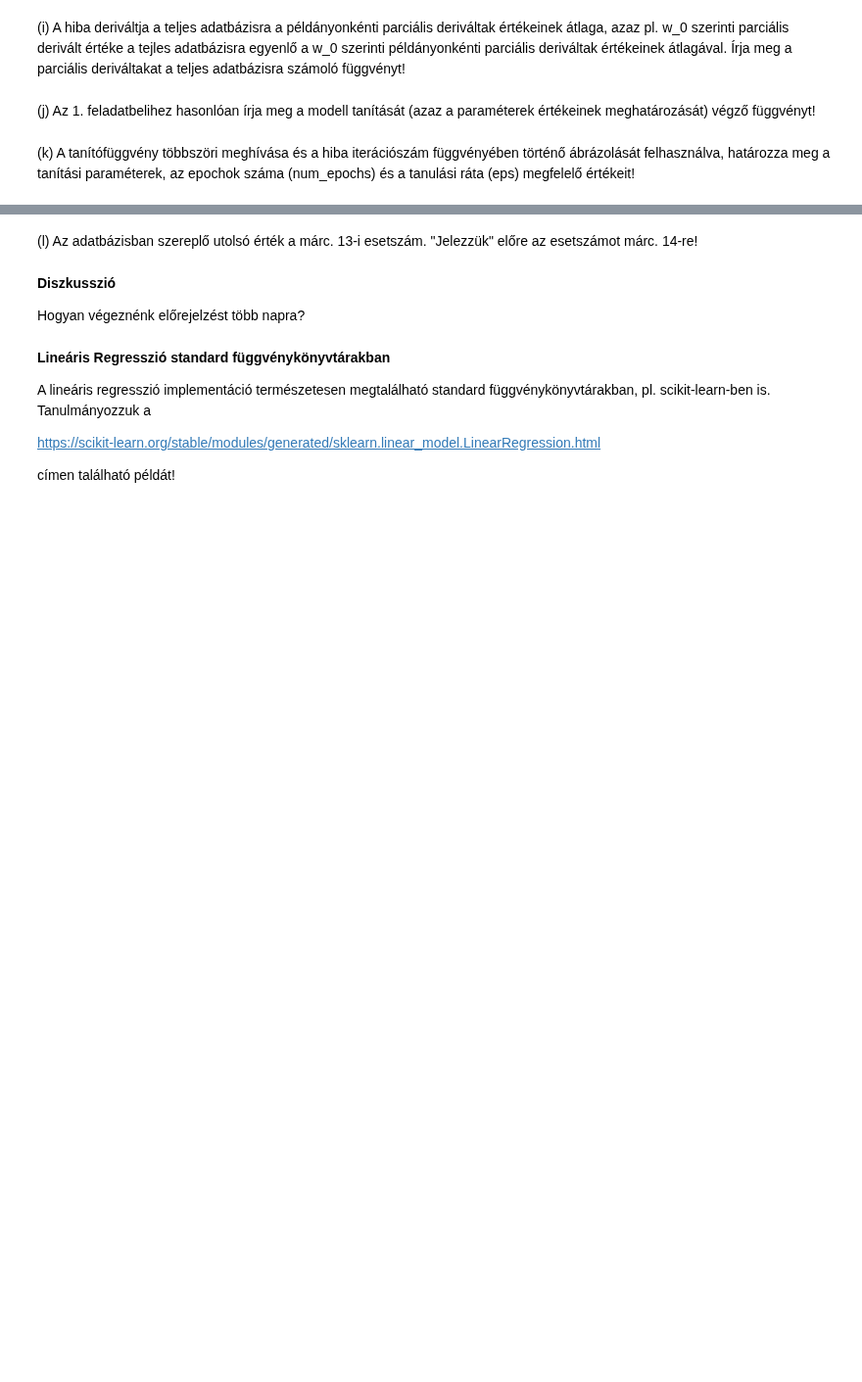
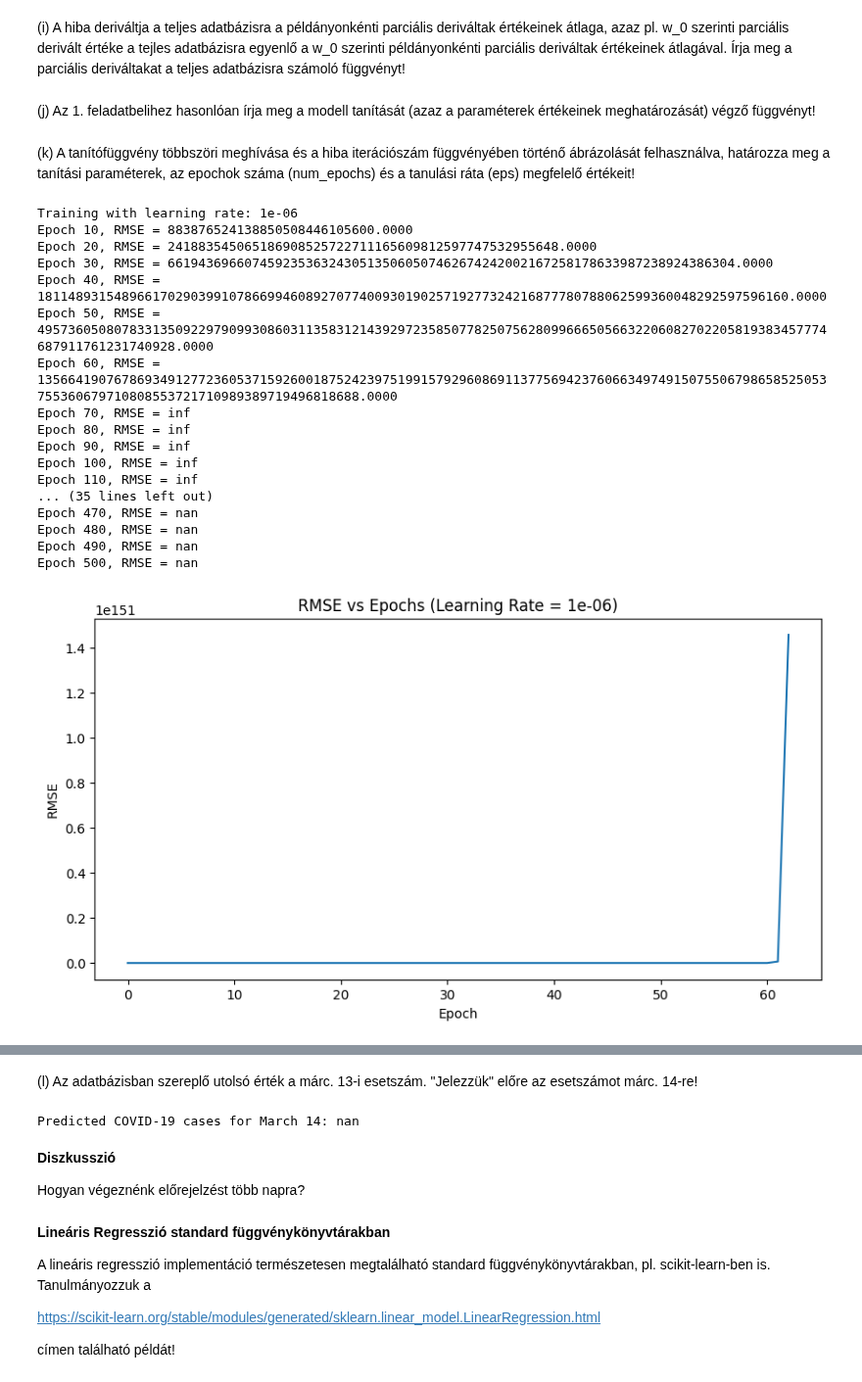
Before and after one commit to MemerGamer/IntelligensModszerekTantargy, a Jupyter notebook: LinearisRegresszio.ipynb, the cells around one changed output, grey strips where cells are left out. Shown at 98% size. Saved outputs shown, nothing was run; the diff lists cells and outputs as text; code cells hidden in the pictures; blank space fills up the shorter version.

```diff
--- a/LinearisRegresszio.ipynb
+++ b/LinearisRegresszio.ipynb
@@ -591,7 +604,7 @@ def get_ys() -> np.array:
   -------
     np.array : a célváltozó egyes példányokhoz tartozó értékei
   """
-  ...IDE JÖN A KÓD...
+  return np.array(data['cases'][NUM_FEATURES:len(data)])
 # %%
 ys = get_ys()
 # %%
@@ -619,7 +632,7 @@ def pred(w: np.array, x: np.array) -> float:
     float : a prediktált érték
   """
 
-  ...IDE JÖN A KÓD...
+  return np.dot(w,x)
 # %%
 # test
 assert pred(np.array([0.5, 1, 0.5, 2]), np.array([1, 3, 4, 5])) == 15.5
@@ -653,7 +666,8 @@ def derivative_of_the_error_for_an_instance(w: np.array, x: np.array,
       az adott példányra
   """
 
-  ...IDE JÖN A KÓD...
+  y_pred = pred(w, x)
+  return 2 * (y_pred - y_true) * x
 # %%
 #test
 
@@ -693,7 +707,8 @@ def derivative_of_the_error(w: np.array, xs: np.array,
       az xs adattábla példányaira nézve
   """
 
-  ...IDE JÖN A KÓD...
+  derivatives = np.array([derivative_of_the_error_for_an_instance(w, x, y) for x, y in zip(xs, ys)])
+  return np.mean(derivatives, axis=0)
 # %%
 #test
 model_params = np.array([0.5, 1, 0.5, 2])
@@ -740,0 +774,43 @@ def train(xs: np.array, ys: np.array,
+# %%
+# Test different learning rates
+learning_rates = [1e-6, 1e-5, 1e-4]
+epochs = 500
+
+for lr in learning_rates:
+  print(f"Training with learning rate: {lr}")
+  best_w, all_w, all_err = train(xs, ys, num_epochs=epochs, eps=lr)
+
+  plt.figure(figsize=(10, 5))
+  plt.plot(all_err)
+  plt.title(f'RMSE vs Epochs (Learning Rate = {lr})')
+  plt.xlabel('Epoch')
+  plt.ylabel('RMSE')
+  plt.show()
+
+# Based on the results, choose optimal hyperparameters
+# For example:
+optimal_lr = 1e-5
+optimal_epochs = 500
+print(f"Optimal hyperparameters: learning rate = {optimal_lr}, epochs = {optimal_epochs}")
+
+# Train with optimal hyperparameters
+best_w, all_w, all_err = train(xs, ys, num_epochs=optimal_epochs, eps=optimal_lr)
+# %% [output]
+Training with learning rate: 1e-06
+Epoch 10, RMSE = 883876524138850508446105600.0000
+Epoch 20, RMSE = 241883545065186908525722711165609812597747532955648.0000
+Epoch 30, RMSE = 66194369660745923536324305135060507462674242002167258178633987238924386304.0000
+Epoch 40, RMSE = 18114893154896617029039910786699460892707740093019025719277324216877780788062599360048292597596160.0000
+Epoch 50, RMSE = 4957360508078331350922979099308603113583121439297235850778250756280996665056632206082702205819383457774687911761231740928.0000
+Epoch 60, RMSE = 1356641907678693491277236053715926001875242397519915792960869113775694237606634974915075506798658525053755360679710808553721710989389719496818688.0000
+Epoch 70, RMSE = inf
+Epoch 80, RMSE = inf
+Epoch 90, RMSE = inf
+Epoch 100, RMSE = inf
+Epoch 110, RMSE = inf
+... (35 lines left out)
+Epoch 470, RMSE = nan
+Epoch 480, RMSE = nan
+Epoch 490, RMSE = nan
+Epoch 500, RMSE = nan
+[figure, added]
@@ -745,3 +872,13 @@ def train(xs: np.array, ys: np.array,
+# %%
+# Get the last 14 days of data (for March 14 prediction)
+last_14_days = get_instance(len(data) - NUM_FEATURES)
+
+# Make prediction for March 14
+march_14_prediction = pred(best_w, last_14_days)
+
+print(f"Predicted COVID-19 cases for March 14: {march_14_prediction}")
+# %% [output]
+Predicted COVID-19 cases for March 14: nan
 # %% [markdown]
 **Diszkusszió**
 
```
Also changed, not shown: parts of 10 cells of this notebook.
